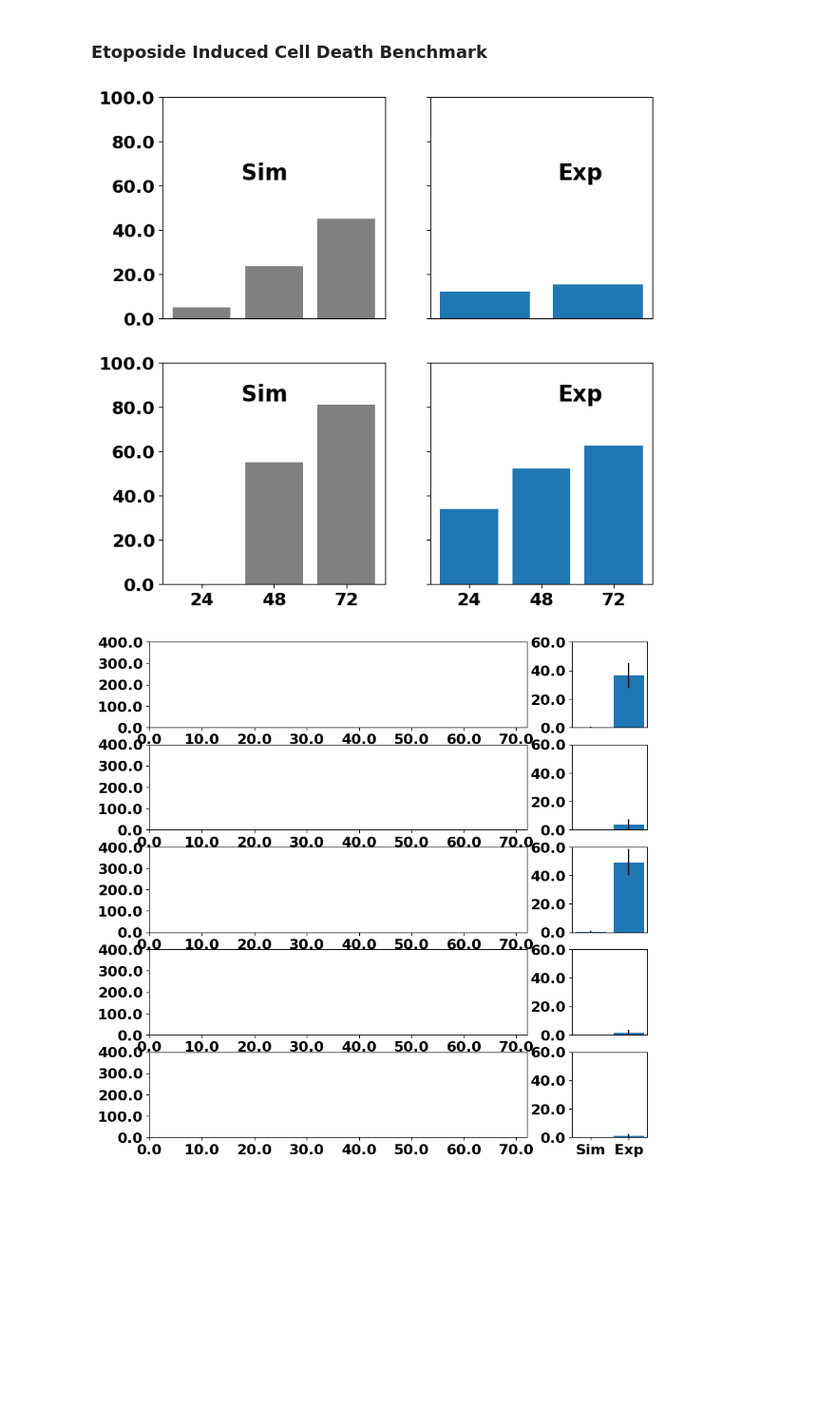
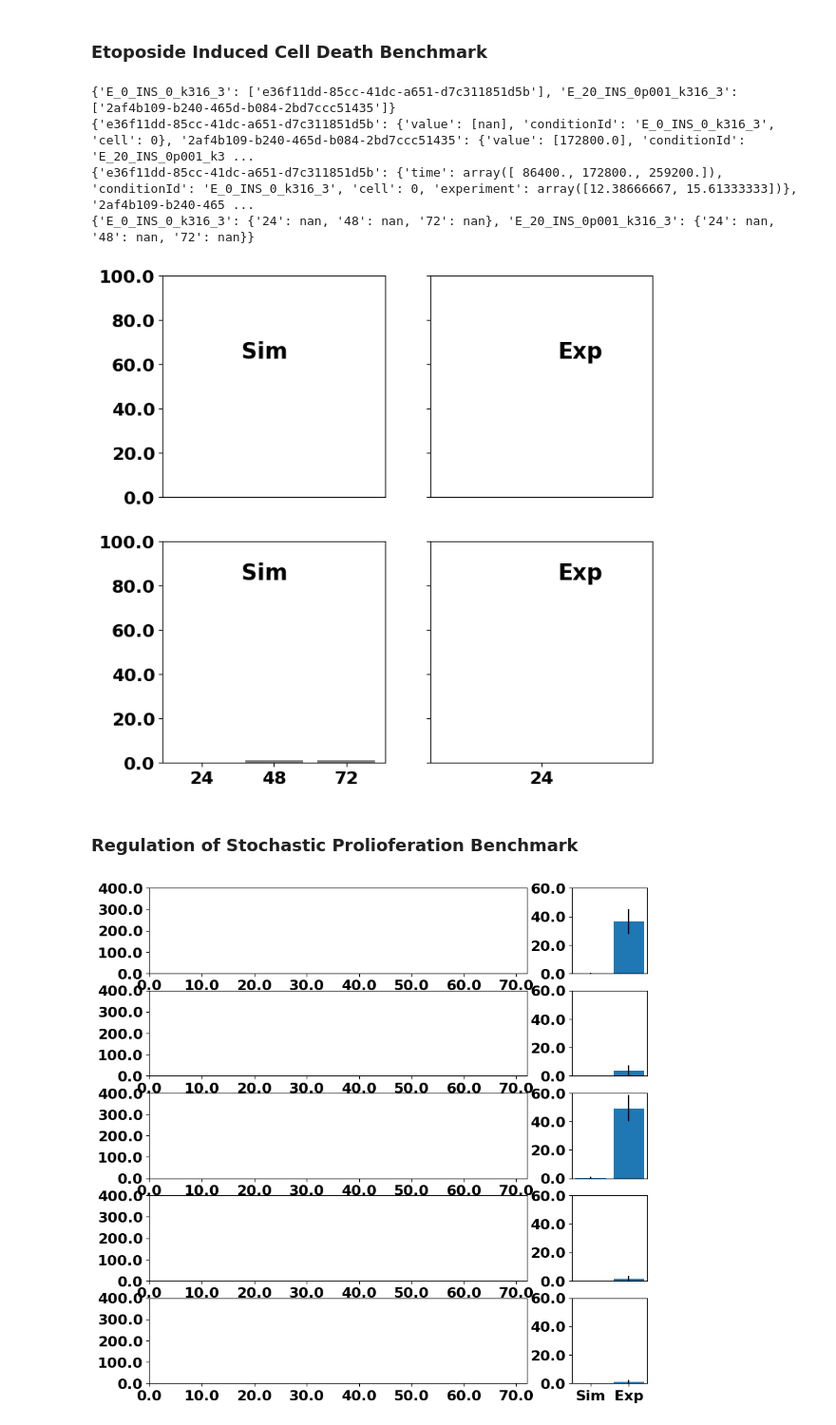
Before and after one commit to JonahRileyHuggins/SPARCED, a Jupyter notebook: SPARCED/src/validation/visualization/benchmark evaluation notebook.ipynb, the cells around one changed output. Shown at 95% size. Cells and saved outputs as stored; diff of their text form; code cells hidden in the pictures; blank space fills up the shorter version.

```diff
--- a/SPARCED/src/validation/visualization/benchmark evaluation notebook.ipynb
+++ b/SPARCED/src/validation/visualization/benchmark evaluation notebook.ipynb
@@ -489,7 +489,7 @@ fig.savefig('p53-dynamics/results/{DATE_CONST}.png')
 ### TRAIL Time To Death Benchmark
 # %%
 data_name = get_data_title()
-with open(f'TRAIL_time-to-death/results/{data_name}.pkl', 'rb') as f:
+with open(f'TRAIL-time-to-death/results/{data_name}.pkl', 'rb') as f:
     data = pickle.load(f)
 
 traildoses = np.array([0.000385, 0.001925, 0.00385, 0.01925, 0.0385, 0.1925, 0.385, 1.9250, 3.85, 19.25, 38.5])
@@ -504,7 +504,9 @@ for dose in traildoses:
     legend.append('TRAIL ' + str(dose) + 'nM')
 fig, axs = plt.subplots(1, 2, figsize=(12.5, 5))
 for i in range(1,11,2):
-    axs[1].plot(data[conditions[i]]['time']/3600, data[conditions[i]]['simulation cPARP_total'], linewidth=4)
+
+    axs[1].plot(data[conditions[i]]['cPARP_total']['time']/3600,
+                data[conditions[i]]['cPARP_total']['simulation'], linewidth=4)
     axs[1].set_xlim([0, 60])
     axs[1].set_xticklabels(axs[1].get_xticks(), fontsize=16, weight='bold')
     axs[1].set_yticklabels(axs[1].get_yticks(), fontsize=16, weight='bold')
@@ -512,7 +514,7 @@ for i in range(1,11,2):
     axs[1].legend(labels=legend, bbox_to_anchor=(1.05, 1), loc='upper left', fontsize=16, frameon=False, prop=legend_properties)
 
 
-time_of_death = CellDeathMetrics(data, 'simulation cPARP_total').average_time_to_death()
+time_of_death = CellDeathMetrics(data, 'cPARP_total').average_time_to_death()
 
 axs[0].plot(np.log10(dosesngperml),[tod/3600 for tod in time_of_death.values()],marker='s',linewidth=4, color='red')
 axs[0].set_xticklabels(axs[0].get_xticks(), fontsize=16, weight='bold')
@@ -526,4 +528,4 @@ axs[1].set_xlabel('Time (hrs)', weight='bold', fontsize=20)
 # Set the y-axis label
 fig.text(0.025, 0.5, 'Time to Death (hrs)', va='center', rotation='vertical', weight='bold', fontsize=20)
 
-fig.savefig(f'TRAIL_time-to-death/results/{DATE_CONST}.png', dpi=300, bbox_inches='tight')
+fig.savefig(f'TRAIL-time-to-death/results/{data_name}.png', dpi=300, bbox_inches='tight')
@@ -654,32 +655,39 @@ fig.savefig(f'cell_cycle/results/{data_name}.png', dpi=300)
 # %% [markdown]
 ### Etoposide Induced Cell Death Benchmark
 # %%
-# Main code execution
-data_name = get_data_title()
-data_file = f'etoposide-induced-cell-death/results/{data_name}.pkl'
-data = Helpers.load_data(data_file)
+# # Main code execution
+# data_name = get_data_title()
+# data_file = f'etoposide-induced-cell-death/results/{data_name}.pkl'
+# data = Helpers.load_data(data_file)
 conds_registry = CellPopMetrics(data).get_registry()
-
+print(conds_registry)
 CELLS_PER_SIM_CONDITION = 80
 
-dead_cells_sim = CellDeathMetrics(data, 'simulation cPARP_100plus').time_to_death()
-dead_cells_exp = Helpers.extract_experimental_data(data)
-
+dead_cells_sim = CellDeathMetrics(data, 'cPARP_100plus').time_to_death()
+print(dead_cells_sim)
+dead_cells_exp = Helpers.extract_experimental_data(data, 'cPARP_100plus')
+print(dead_cells_exp)
 dead_cells_per_cond_sim = CellDeathMetrics.calculate_dead_cells(dead_cells_sim, CELLS_PER_SIM_CONDITION)
 dead_cells_per_cond_exp = CellDeathMetrics.match_calculate_dead_cells_struct(dead_cells_exp)
-
+print(dead_cells_per_cond_exp)
 # Plotting
 split_left_right = LeftRightSplit(nrows = 2, ncols = 2, figsize = (8, 8), width_ratios = [4,4])
 split_left_right.plot_left_bar(data=dead_cells_per_cond_sim, colors = ['grey', 'grey'], error_bars=False, x_labels=['24', '48', '72'], y_range=[0, 100])
 
 split_left_right.plot_right(dead_cells_per_cond_exp, error_bars=False, x_labels=['24', '48', '72'], y_range=[0, 100])
 
 split_left_right.disable_axes_labels(axes='right', y_axis=True)
 
 split_left_right.add_text(text='Sim', x=0.25, y=0.75, fontsize=20, weight='bold')
 split_left_right.add_text(text='Sim', x=0.25, y=0.4, fontsize=20, weight='bold')
 split_left_right.add_text(text='Exp', x=0.75, y=0.75, fontsize=20, weight='bold')
 split_left_right.add_text(text='Exp', x=0.75, y=0.4, fontsize=20, weight='bold')
 # %% [output]
+{'E_0_INS_0_k316_3': ['e36f11dd-85cc-41dc-a651-d7c311851d5b'], 'E_20_INS_0p001_k316_3': ['2af4b109-b240-465d-b084-2bd7ccc51435']}
+{'e36f11dd-85cc-41dc-a651-d7c311851d5b': {'value': [nan], 'conditionId': 'E_0_INS_0_k316_3', 'cell': 0}, '2af4b109-b240-465d-b084-2bd7ccc51435': {'value': [172800.0], 'conditionId': 'E_20_INS_0p001_k3 ...
+{'e36f11dd-85cc-41dc-a651-d7c311851d5b': {'time': array([ 86400., 172800., 259200.]), 'conditionId': 'E_0_INS_0_k316_3', 'cell': 0, 'experiment': array([12.38666667, 15.61333333])}, '2af4b109-b240-465 ...
+{'E_0_INS_0_k316_3': {'24': nan, '48': nan, '72': nan}, 'E_20_INS_0p001_k316_3': {'24': nan, '48': nan, '72': nan}}
-[figure, old version]
+[figure, new version]
+# %% [markdown]
+### Regulation of Stochastic Prolioferation Benchmark
 # %%
```
Also changed, not shown: parts of 3 cells of this notebook, 13 other files.
